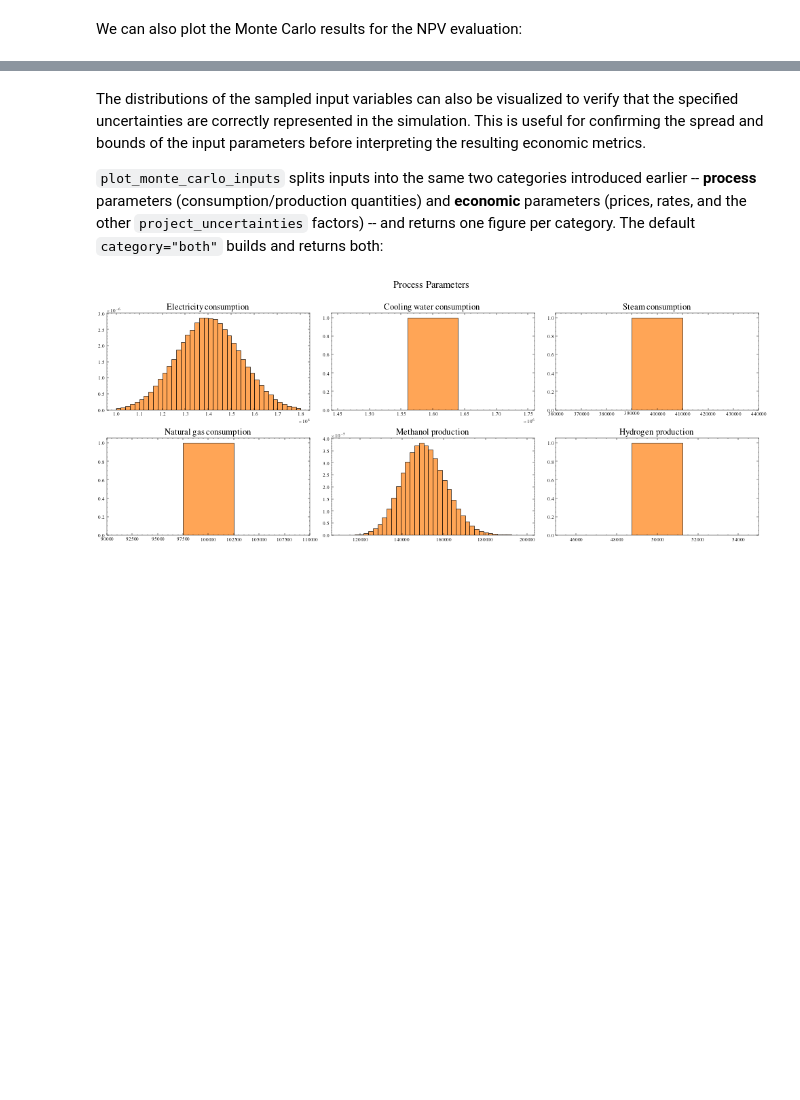
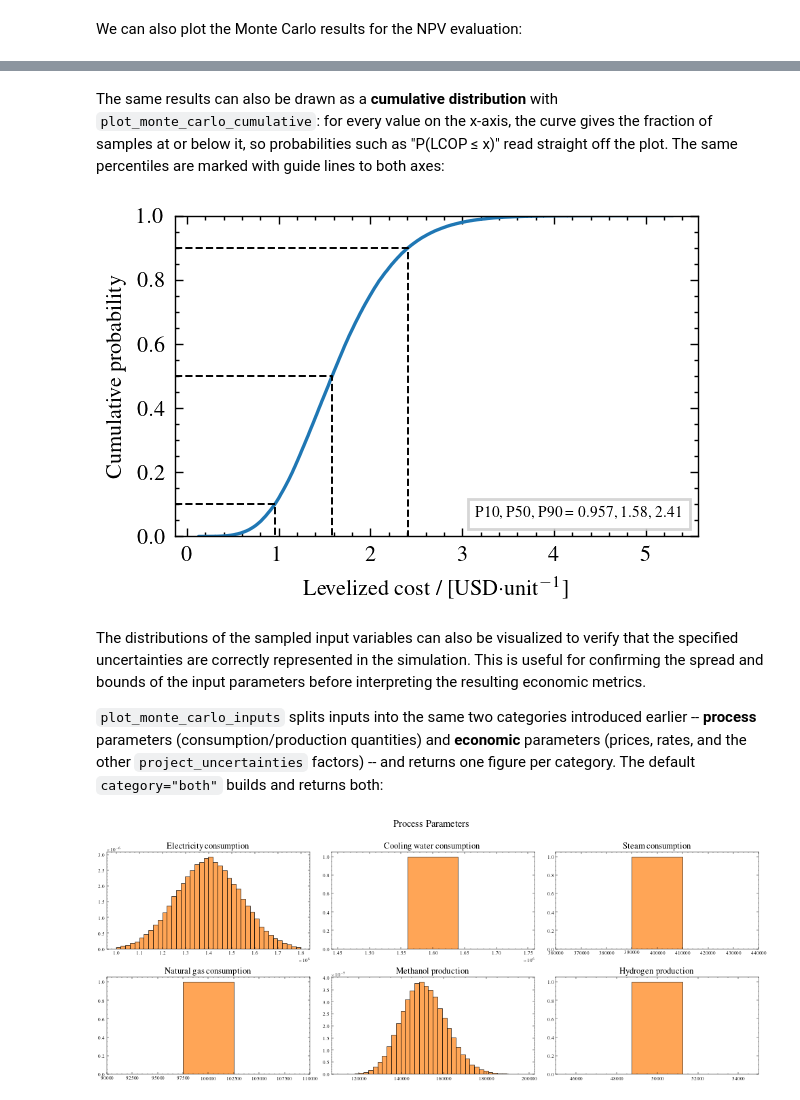
Before and after one commit to pbtamarona/OpenPyTEA, a Jupyter notebook: walkthrough/part_4_monte_carlo.ipynb, the cells around one changed output, grey strips where cells are left out. Saved outputs shown, nothing was run; the diff lists cells and outputs as text; code cells hidden in the pictures; blank space fills up the shorter version.

```diff
--- a/walkthrough/part_4_monte_carlo.ipynb
+++ b/walkthrough/part_4_monte_carlo.ipynb
@@ -328,3 +328,12 @@ fig, ax = plot_monte_carlo(mc_results, metric="NPV", bins=40)
+# %% [markdown]
+The same results can also be drawn as a **cumulative distribution** with `plot_monte_carlo_cumulative`: for every value on the x-axis, the curve gives the fraction of samples at or below it, so probabilities such as "P(LCOP ≤ x)" read straight off the plot. The same percentiles are marked with guide lines to both axes:
+# %%
+fig, ax = plot_monte_carlo_cumulative(demo_plant, metric="LCOP")
+# Other or more levels: percentiles=(5, 20, 50, 95); none: percentiles=None.
+# A fitted normal curve can be added to the histogram with plot_monte_carlo(..., show_fit=True);
+# it is off by default because Monte Carlo results are often skewed.
+# %% [output]
+[figure, added]
 # %% [markdown]
 The distributions of the sampled input variables can also be visualized to verify that the specified uncertainties are correctly represented in the simulation. This is useful for confirming the spread and bounds of the input parameters before interpreting the resulting economic metrics.
 
```
Also changed, not shown: parts of 17 cells of this notebook, 17 other files.
